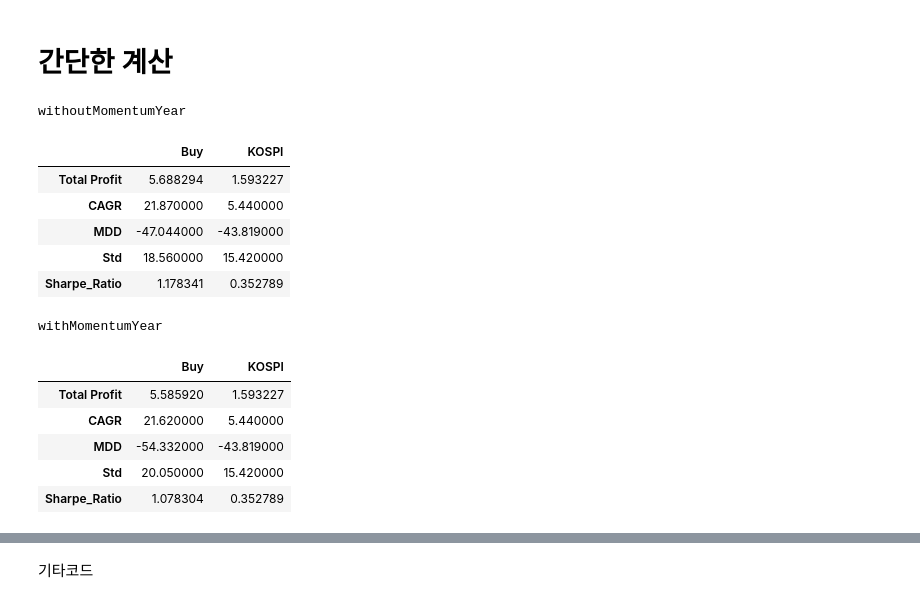
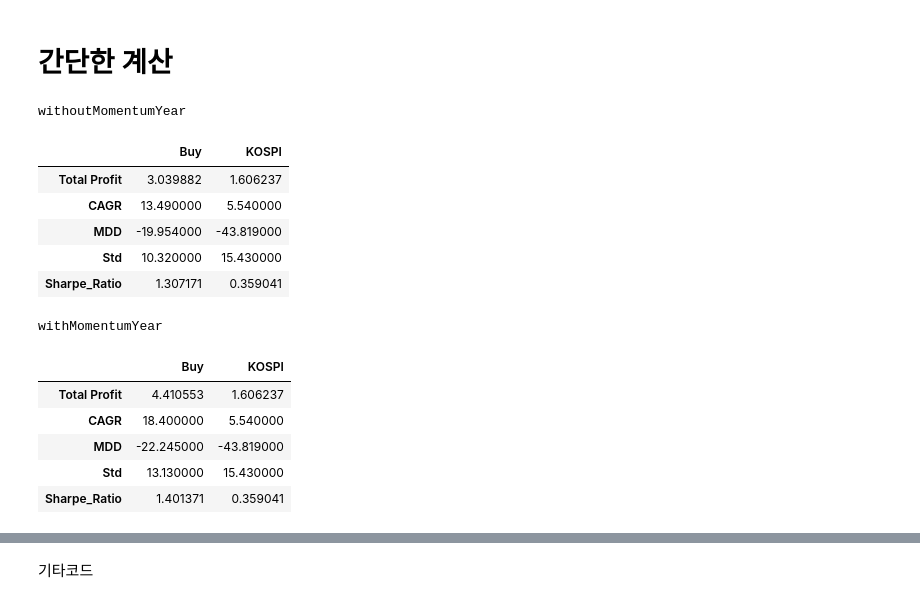
Before and after one commit to malkovich0/Finance, a Jupyter notebook: step3 Algorithm.ipynb, the cells around one changed output, grey strips where cells are left out. Cells and saved outputs as stored; diff of their text form; code cells hidden in the pictures.

Commit message:
momentum score

```diff
--- a/step3 Algorithm.ipynb
+++ b/step3 Algorithm.ipynb
@@ -43,8 +43,8 @@ finance_kospi['stock_code'] = finance_kospi['stock_code'].apply(lambda x : '%06d
 # finance_kosdaq['stock_code'] = finance_kosdaq['stock_code'].apply(lambda x : '%06d'%x)
 # finance_del = pd.read_csv('Raw_Finance/del_finance.csv',index_col=0).reset_index(drop=True)
 # finance_del['stock_code'] = finance_del['stock_code'].apply(lambda x : '%06d'%x)
-# finance_kospi_modi = pd.read_csv('Raw_Finance/kospi_finance_input_quarterly_data.csv',index_col=0).reset_index(drop=True)
-# finance_kospi_modi['stock_code'] = finance_kospi_modi['stock_code'].apply(lambda x : '%06d'%x)
+finance_kospi_modi = pd.read_csv('Raw_Finance/kospi_finance_input_quarterly_data.csv',index_col=0).reset_index(drop=True)
+finance_kospi_modi['stock_code'] = finance_kospi_modi['stock_code'].apply(lambda x : '%06d'%x)
 # finance = pd.concat([finance_kospi,finance_kosdaq,finance_del],axis=0)
 # %%
 finance_naver = pd.read_csv('Raw_Finance/finance_naver_converted.csv',index_col=0).reset_index(drop=True)
@@ -252,0 +403,5 @@ def cal_yield_by_stock_daily_and_sell_by_stock_ma(stocks : list, bgn : datetime,
+# %%
+bgn = datetime(2021,1,1)
+end = datetime(2021,2,1)
+stocks = ['000660','005930','000220']
+cal_yield_by_stock_daily_and_momentum_score_defensive(stocks=stocks,bgn=bgn,end=end)
@@ -505,25 +708,29 @@ def define_period(date : datetime):
 # %%
 # 기간동안 특정 조건을 활용하여 종목을 선정하여 그 기간의 수익률 계산
 def cal_yield_for_periods (years : list,
-                           finance : pd.DataFrame=finance_kospi, #
+                           finance : pd.DataFrame=finance_kospi_modi, #
                            quarter_data : bool=False, # 분기 보고서 활용할지 or 사업보고서만 활용할지
                            comparison_with_kopsi : bool=True, # KOSPI 가격 정보 추가 or 제외
                            partial_stocks : bool=True, # 분할 종목 선정 or 상위 종목 선정
                            no_of_partial : int=5, #partial_stocks=1 일때는 몇분위로 종목분해할지 or 0 일때는 상위 몇개 종목으로 할지
                            no_of_stocks : int = 30,
                            fscore : bool = False,
-                           sell_by_stock_ma : bool=False,
+                           stock_weight : str='equal', # 매수 비중 디테일 (equal : 동일비중매수, ma : 직전 60이평선대비 아래있으면 현금, momentum_score : 각 종목의 momentum_score를 계산해 비중설정. )
                            value_factors : list=['PBR','PER','PCR'], # PBR, PER, PCR
                            quality_factors : list=['GP/A'], # GP/A
                            momentum_factors : list=['Discrete'], # 일반 momentum, discrete momentum
                            size_factors : list=['Cap'],# 저가주
                            volatility_factors : list=['Simple']):# 변동성 factor
     df_yield=pd.DataFrame()
+    stock_list_last = []
     years = years
+#     print(quarter_data)
     if quarter_data:
         months = [4,6,9,12]
+#         print('a')
     else:
         months = [4]
+#         print('b')
 
     for year in years:
         for month in months:
@@ -539,7 +746,8 @@ def cal_yield_for_periods (years : list,
             else:
                 duration = 12
 
-            df = make_stock_list_by_finance(date_buy=date_buy, fs=finance,
+            print(date_buy, duration)
+            df = make_stock_list_by_finance(date_buy=date_buy, fs=finance, fscore=fscore,
                                           value_factors=value_factors,
                                           quality_factors=quality_factors,
                                           momentum_factors=momentum_factors,
@@ -553,7 +761,7 @@ def cal_yield_for_periods (years : list,
 #                 분할 종목 선정
                 for i in range(no_of_partial):
                     stock_list = df.stock_code[int(len_all*i/no_of_partial):int(len_all*(i+1)/no_of_partial)]
-                    df_yield_temp = cal_yield_by_stock_rebal(stocks=stock_list,bgn=date_buy,duration=duration,sell_by_stock_ma=sell_by_stock_ma) #duration : month기준
+                    df_yield_temp = cal_yield_by_stock_rebal(stocks=stock_list,bgn=date_buy,duration=duration,stock_weight=stock_weight) #duration : month기준
                     df_yield_duration = pd.concat([df_yield_duration,df_yield_temp],axis=1)
                 column_name = list(np.arange(1,no_of_partial+1))
                 column_name[0] = 'Buy'
@@ -561,11 +769,10 @@ def cal_yield_for_periods (years : list,
                 df_yield_duration.columns = column_name
             else:
 #                 상위 종목 선정
-#                 no_of_stocks = no_of_partial
                 if fscore:
                     df = df[df['Fscore'] == 3]
                 stock_list = df.stock_code[0:no_of_stocks]
-                df_yield_temp = cal_yield_by_stock_rebal(stocks=stock_list,bgn=date_buy,duration=duration,sell_by_stock_ma=sell_by_stock_ma) #duration : month기준
+                df_yield_temp, stock_list_last = cal_yield_by_stock_rebal(stocks=stock_list,stocks_last = stock_list_last, bgn=date_buy,duration=duration,stock_weight=stock_weight) #duration : month기준
                 df_yield_duration = pd.concat([df_yield_duration,df_yield_temp],axis=1)
                 df_yield_duration.columns = ['Buy']
 
@@ -628,16 +853,16 @@ The date you entered 20200415 seems to be a holiday. PYKRX changes the date para
 # %%
 # 개별 factor는 유의미한가
 years = [2012,2013,2014,2015,2016,2017,2018,2019,2020]
-case_study = [{'val':['PBR','PER','PCR'],'qual':['GP/A'],'mom':[],'size':['Cap'],'vol':[],'quarter':False},
-              {'val':['PBR','PER','PCR'],'qual':['GP/A'],'mom':['Discrete'],'size':['Cap'],'vol':[],'quarter':False}]
+case_study = [{'val':['PBR','PER','PCR'],'qual':['GP/A'],'mom':[],'size':['Cap'],'vol':[],'quarter':True},
+              {'val':['PBR','PER','PCR'],'qual':['GP/A'],'mom':['Discrete'],'size':['Cap'],'vol':[],'quarter':True}]
 
 case_nm = ['withoutMomentumYear','withMomentumYear']
 # case_no = 1
 case_dic = {}
 for no in range(len(case_nm)):
     case = case_study[no]
-    df_yield = cal_yield_for_periods(years=years,partial_stocks=False, fscore=True, quarter_data=case['quarter'], value_factors=case['val'],quality_factors=case['qual'],
-                                     momentum_factors=case['mom'],size_factors=case['size'],volatility_factors=case['vol'],
+    df_yield = cal_yield_for_periods(years=years,partial_stocks=False, stock_weight='momentum_score_defensive', quarter_data=case['quarter'], value_factors=case['val'],quality_factors=case['qual'],
+                                     momentum_factors=case['mom'],size_factors=case['size'],volatility_factors=case['vol'],finance=finance_kospi_modi
                                      )
     case_dic[case_nm[no]]=df_yield
 # %% [output]
@@ -862,19 +1086,19 @@ def simple_analyzer_monthly_return (data : pd.DataFrame):
 # %%
 for case in case_dic.keys():
     print(case)
-    display(simple_analyzer(case_dic[case]))
+    display(simple_analyzer(case_dic[case].iloc[1:,:]))
 # %% [output]
 withoutMomentumYear
 |  | Buy | KOSPI |
-| Total Profit | 5.688294 | 1.593227 |
-| CAGR | 21.870000 | 5.440000 |
-| MDD | -47.044000 | -43.819000 |
-| Std | 18.560000 | 15.420000 |
-| Sharpe_Ratio | 1.178341 | 0.352789 |
+| Total Profit | 3.039882 | 1.606237 |
+| CAGR | 13.490000 | 5.540000 |
+| MDD | -19.954000 | -43.819000 |
+| Std | 10.320000 | 15.430000 |
+| Sharpe_Ratio | 1.307171 | 0.359041 |
 withMomentumYear
 |  | Buy | KOSPI |
-| Total Profit | 5.585920 | 1.593227 |
-| CAGR | 21.620000 | 5.440000 |
-| MDD | -54.332000 | -43.819000 |
-| Std | 20.050000 | 15.420000 |
-| Sharpe_Ratio | 1.078304 | 0.352789 |
+| Total Profit | 4.410553 | 1.606237 |
+| CAGR | 18.400000 | 5.540000 |
+| MDD | -22.245000 | -43.819000 |
+| Std | 13.130000 | 15.430000 |
+| Sharpe_Ratio | 1.401371 | 0.359041 |
```
Also changed, not shown: parts of 25 cells of this notebook, 1 other file.
